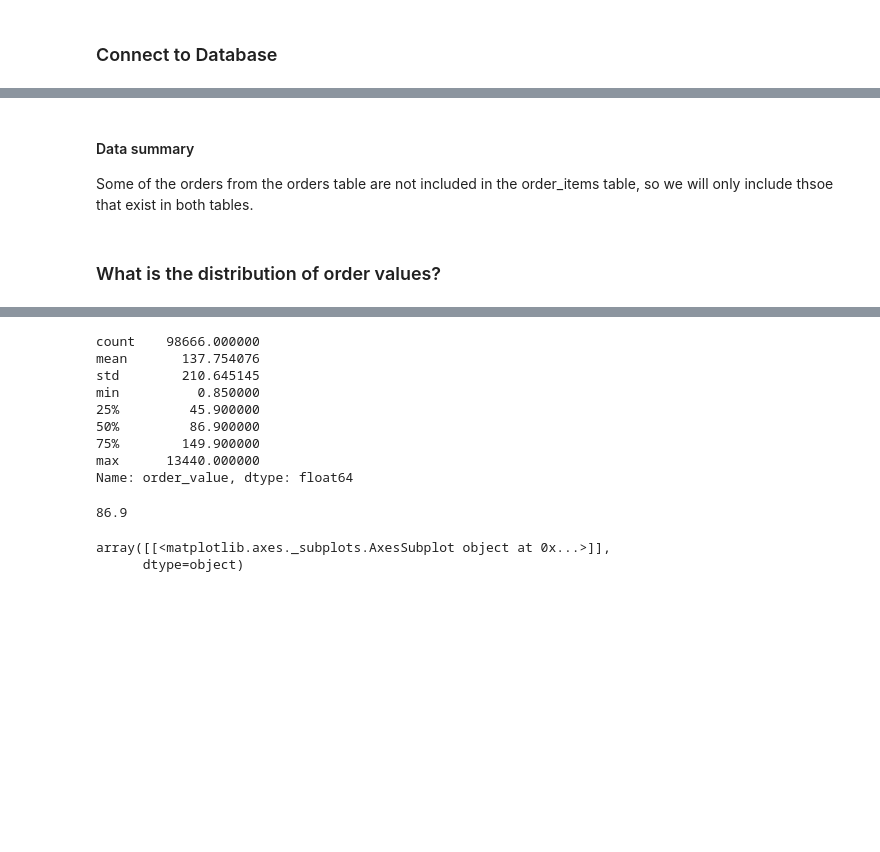
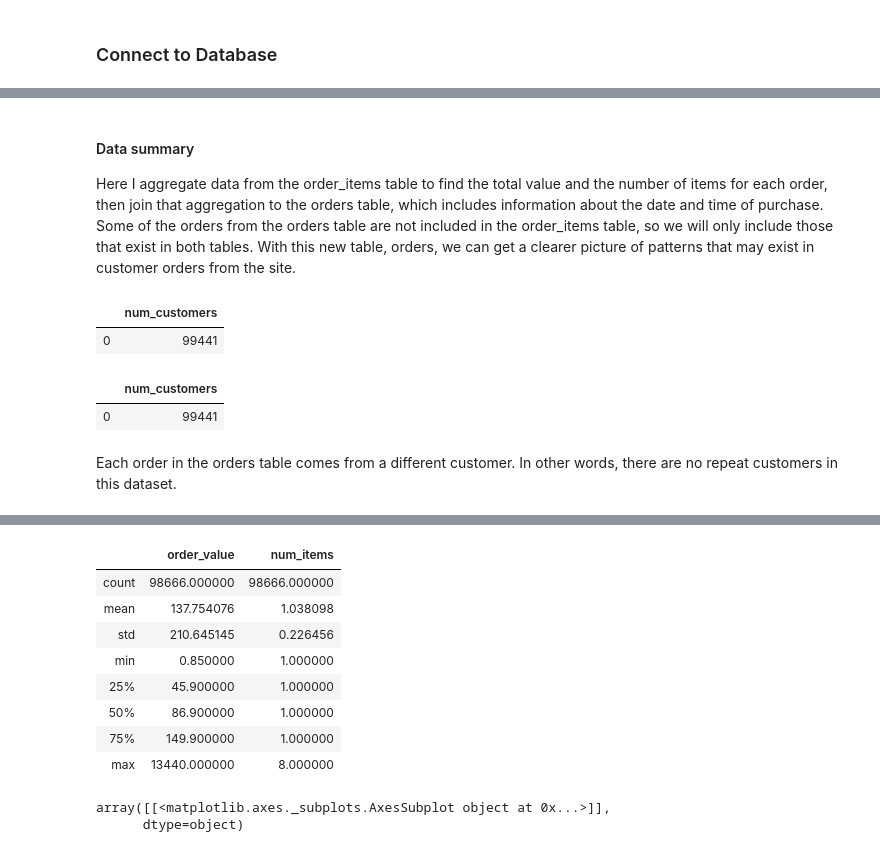
Before and after one commit to cgiannotta/eCommerceAnalysis, a Jupyter notebook: eCommerceSQL.ipynb, the cells around one changed output, grey strips where cells are left out. Saved outputs shown, nothing was run; the diff lists cells and outputs as text; code cells hidden in the pictures; blank space fills up the shorter version.

```diff
--- a/eCommerceSQL.ipynb
+++ b/eCommerceSQL.ipynb
@@ -31,9 +41,24 @@ Distributions:
 engine = create_engine('postgresql://postgres:generic3@localhost/postgres')
 # %% [markdown]
 #### Data summary
-Some of the orders from the orders table are not included in the order_items table, so we will only include thsoe that exist in both tables.
+Here I aggregate data from the order_items table to find the total value and the number of items for each order, then join that aggregation to the orders table, which includes information about the date and time of purchase. Some of the orders from the orders table are not included in the order_items table, so we will only include those that exist in both tables. With this new table, orders, we can get a clearer picture of patterns that may exist in customer orders from the site.
-# %% [markdown]
-### What is the distribution of order values?
+# %%
+# number of customers in customer table
+# customer id is primary key so this is the number of distinct customers
+customers = pd.read_sql("""select count(customer_id) as num_customers from ecommerce.customers""", engine)
+customers
+# %% [output]
+|  | num_customers |
+| 0 | 99441 |
+# %%
+# number of customers in order table
+query = pd.read_sql("""select count(customer_id) as num_customers from ecommerce.orders""", engine)
+query
+# %% [output]
+|  | num_customers |
+| 0 | 99441 |
+# %% [markdown]
+Each order in the orders table comes from a different customer. In other words, there are no repeat customers in this dataset.
 # %%
 orders = pd.read_sql("""
     select
@@ -66,22 +91,19 @@ orders.head()
 | 2 | 5ff96c15d0b717ac6ad1f3d77225a350 | 19402a48fe860416adf93348aba37740 | delivered | 7/25/2018 17:44 | 7/30/2018 15:52 | 8/8/2018 0:00 | ... |
 | 3 | dcb36b511fcac050b97cd5c05de84dc3 | 3b6828a50ffe546942b7a473d70ac0fc | delivered | 6/7/2018 19:03 | 6/21/2018 15:34 | 7/4/2018 0:00 | ... |
 | 4 | 116f0b09343b49556bbad5f35bee0cdf | 3187789bec990987628d7a9beb4dd6ac | delivered | 12/26/2017 23:41 | 1/8/2018 22:36 | 1/29/2018 0:00 | ... |
-# %%
-orders.order_value.describe()
-# %% [output]
-count    98666.000000
-mean       137.754076
-std        210.645145
-min          0.850000
-25%         45.900000
-50%         86.900000
-75%        149.900000
-max      13440.000000
-Name: order_value, dtype: float64
-# %%
-orders.order_value.median()
-# %% [output]
-86.9
+# %%
+# get a general idea of the distribution of numeric columns order_value and num_items
+orders.describe()
+# %% [output]
+|  | order_value | num_items |
+| count | 98666.000000 | 98666.000000 |
+| mean | 137.754076 | 1.038098 |
+| std | 210.645145 | 0.226456 |
+| min | 0.850000 | 1.000000 |
+| 25% | 45.900000 | 1.000000 |
+| 50% | 86.900000 | 1.000000 |
+| 75% | 149.900000 | 1.000000 |
+| max | 13440.000000 | 8.000000 |
 # %%
 orders.hist(column='order_value', bins=5)
 # %% [output]
```
Also changed, not shown: parts of 15 cells of this notebook, 1 other file.
